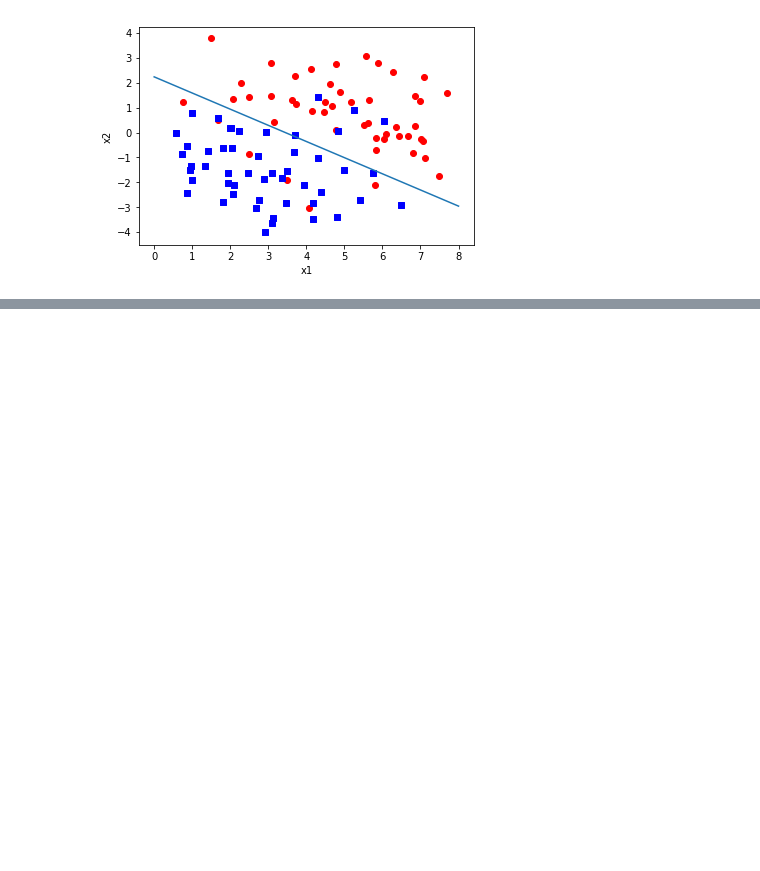
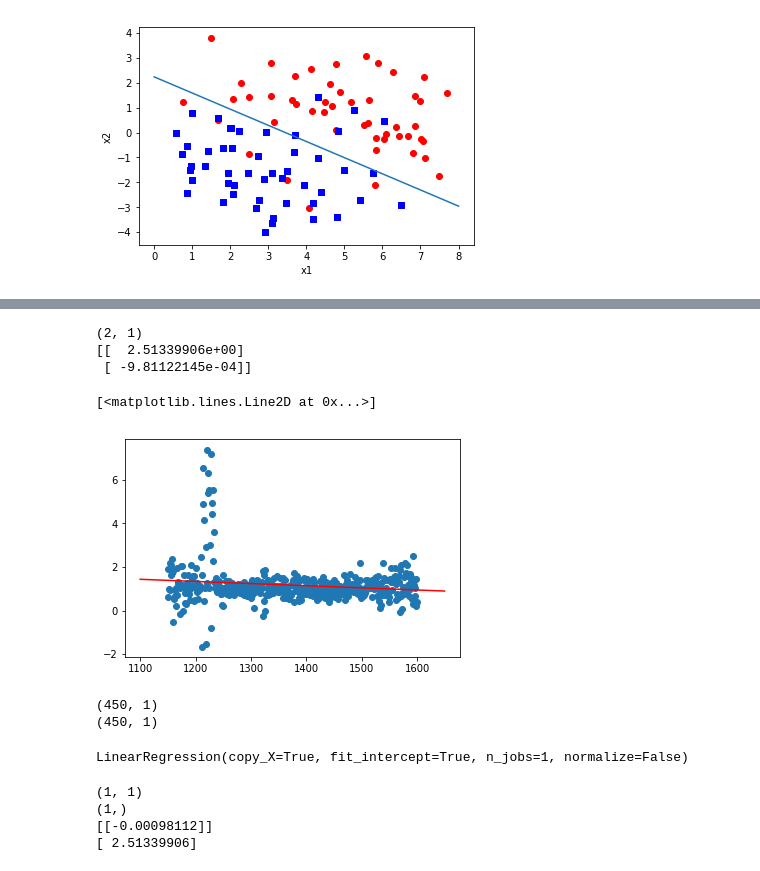
Before and after one commit to francesco-losterzo/MLPractice, a Jupyter notebook: Notebooks/LinearRegression_CS229.ipynb, the cells around one changed output, grey strips where cells are left out. Drawn from its saved outputs; the diff is of its cells as text; code cells hidden in the pictures; blank space fills up the shorter version.

```diff
--- a/Notebooks/LinearRegression_CS229.ipynb
+++ b/Notebooks/LinearRegression_CS229.ipynb
@@ -244,0 +262,7 @@ plt.plot(x1, x2)
+# %%
+# load the data (which are in csv format). The files contain:
+# - a single header row containing 450 numbers corresponding integral wavelengths in the interval [1150, 1600] angstroms
+# - The remaining lines contain relative flux measurements for each wavelength
+
+train_data = np.genfromtxt('../data/CS229_PS1_ex5_quasar_train.csv', delimiter=',')
+print(train_data.shape)
@@ -244,0 +271,11 @@ plt.plot(x1, x2)
+# %%
+# focus on the first training example, i.e. the first non-header row
+x_ex = train_data[0,:].reshape(-1,1)
+print(x_ex.shape)
+y_ex = train_data[1,:].reshape(-1,1)
+print(y_ex.shape)
+
+# add intercept term to x
+intercept = np.ones(x_ex.shape[0]).reshape(x_ex.shape[0],1)
+x_ex = np.hstack((intercept, x_ex))
+print(x_train.shape)
@@ -244,0 +296,62 @@ plt.plot(x1, x2)
+# %%
+# implement unweighted linear regression using the *normal equation*
+
+# build individual terms
+xT_ex = np.transpose(x_ex)
+xTx_ex = np.dot(xT_ex, x_ex)
+
+theta = np.dot( np.dot( np.linalg.inv(xTx_ex), xT_ex), y_ex)
+print(theta.shape)
+print(theta)
+# %% [output]
+(2, 1)
+[[  2.51339906e+00]
+ [ -9.81122145e-04]]
+# %%
+# plot data and straight line from LR (need to ignore the intercept term from x_ex)
+plt.scatter(x_ex[:,1], y_ex)
+
+# as in the previous exercise, take the info from theta
+# LR: y = theta0 + x*theta1
+
+x_LR = range(1100,1650)
+y_LR = [theta[1,0]*xx + theta[0,0] for xx in x_LR]
+plt.plot(x_LR, y_LR, c='r')
+# %% [output]
+[<matplotlib.lines.Line2D at 0x...>]
+[figure, added]
+# %%
+##### bonus: try to produce an equivalent result with sklearn and its built-in LR
+from sklearn.linear_model import LinearRegression
+
+# import the data
+x_train = train_data[0,:].reshape(-1,1)
+print(x_train.shape)
+y_train = train_data[1,:].reshape(-1,1)
+print(y_train.shape)
+# %% [output]
+(450, 1)
+(450, 1)
+# %%
+# feed data into the model and fit it
+
+model = LinearRegression()
+model.fit(x_train, y_train)
+# %% [output]
+LinearRegression(copy_X=True, fit_intercept=True, n_jobs=1, normalize=False)
+# %%
+# retrieve the result: y = m*x + q
+m = model.coef_
+q = model.intercept_
+
+print(m.shape)
+print(q.shape)
+
+print(m)
+print(q)
+# !!!! it's exactly the same as above (of course .. )
+# %% [output]
+(1, 1)
+(1,)
+[[-0.00098112]]
+[ 2.51339906]
```
Also changed, not shown: parts of 7 cells of this notebook, 2 other files.
